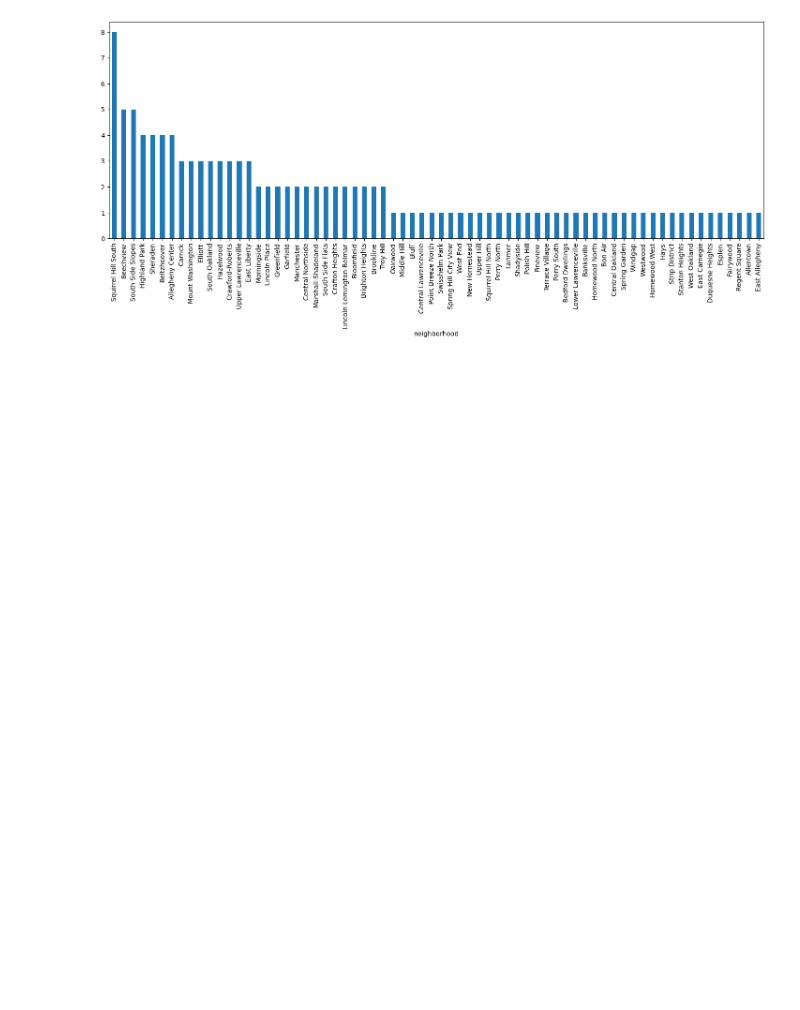
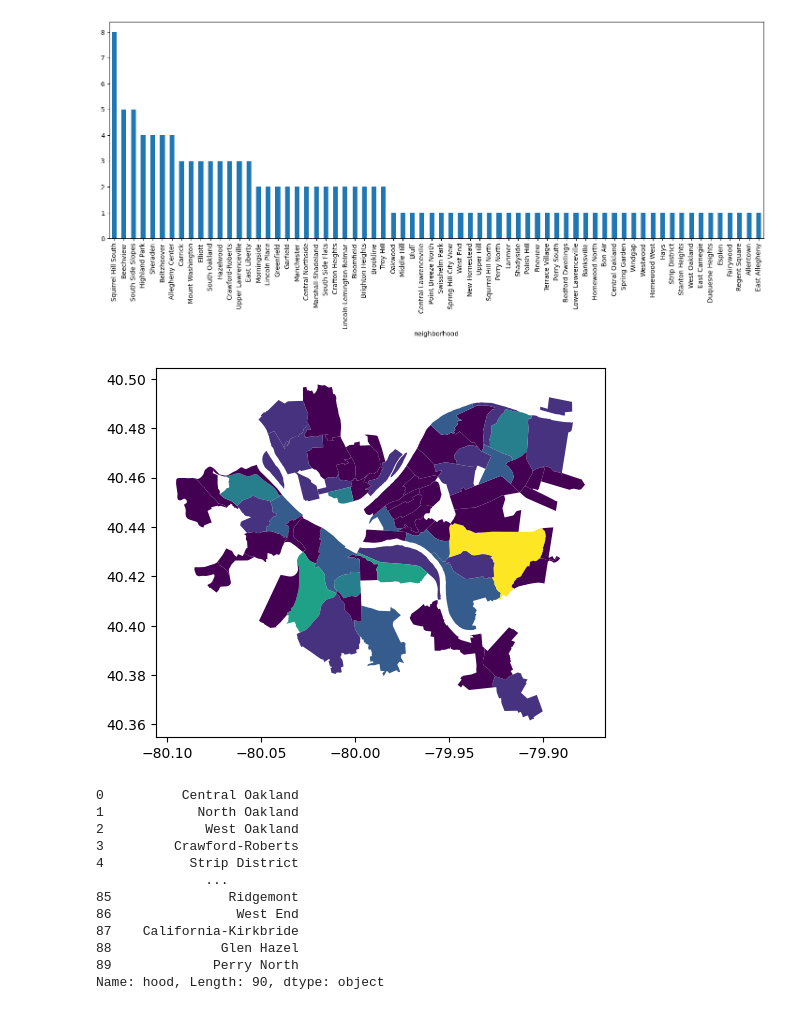
Before and after one commit to Curry-Thomas/Final-Project-the-31st, a Jupyter notebook: Playgrounds.ipynb, the cells around one changed output. Drawn from its saved outputs; the diff is of its cells as text; code cells hidden in the pictures; blank space fills up the shorter version.

```diff
--- a/Playgrounds.ipynb
+++ b/Playgrounds.ipynb
@@ -27,3 +29,24 @@ counts.plot(kind='bar', figsize= (18,6))
 plt.show()
 # %% [output]
 [figure]
+# %%
+neighborhoods = geopandas.read_file("Neighborhoods/Neighborhoods_.shp")
+count_map = neighborhoods.merge(counts,  how='left', left_on='hood', right_on='neighborhood')
+#count_map
+count_map.plot(column='count')
+plt.show()
+count_map["hood"]
+# %% [output]
+[figure, added]
+0          Central Oakland
+1            North Oakland
+2             West Oakland
+3         Crawford-Roberts
+4           Strip District
+              ...
+85               Ridgemont
+86                West End
+87    California-Kirkbride
+88              Glen Hazel
+89             Perry North
+Name: hood, Length: 90, dtype: object
```
Also changed, not shown: parts of 1 cell of this notebook, 5 other files.
